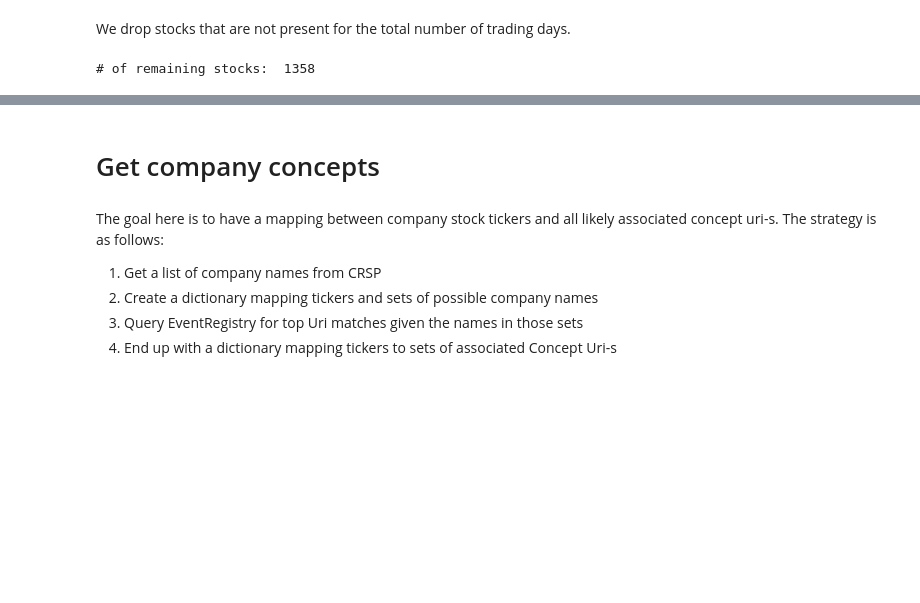
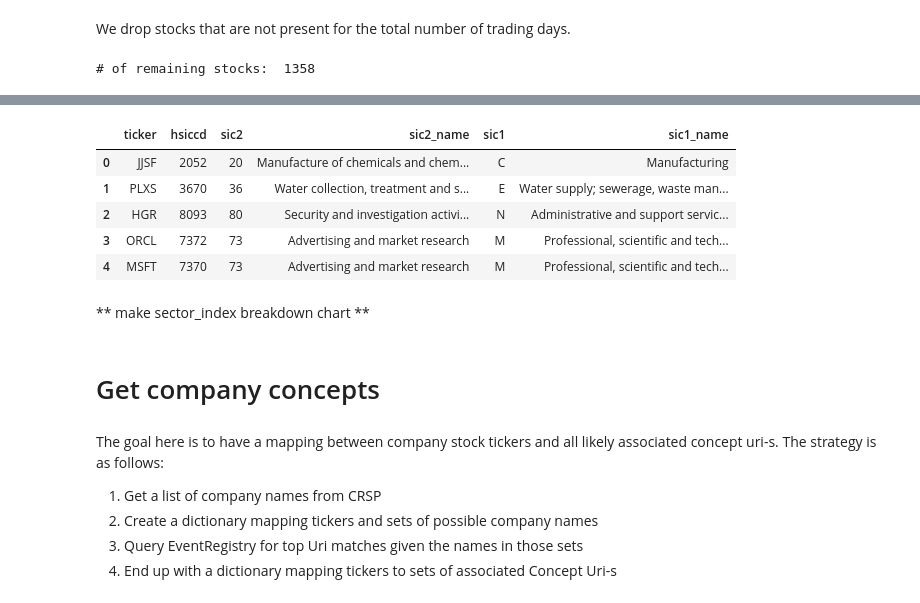
Before and after one commit to nolefp/ec970, a Jupyter notebook: Pilot Test.ipynb, the cells around one changed output, grey strips where cells are left out. Drawn from its saved outputs; the diff is of its cells as text; code cells hidden in the pictures; blank space fills up the shorter version.

```diff
--- a/Pilot Test.ipynb
+++ b/Pilot Test.ipynb
@@ -155,3 +198,14 @@ print "# of remaining stocks: ", financialdf.ticker.nunique()
+# %%
+sic.head()
+# %% [output]
+|  | ticker | hsiccd | sic2 | sic2_name | sic1 | sic1_name |
+| 0 | JJSF | 2052 | 20 | Manufacture of chemicals and chem... | C | Manufacturing |
+| 1 | PLXS | 3670 | 36 | Water collection, treatment and s... | E | Water supply; sewerage, waste man... |
+| 2 | HGR | 8093 | 80 | Security and investigation activi... | N | Administrative and support servic... |
+| 3 | ORCL | 7372 | 73 | Advertising and market research | M | Professional, scientific and tech... |
+| 4 | MSFT | 7370 | 73 | Advertising and market research | M | Professional, scientific and tech... |
+# %% [markdown]
+** make sector_index breakdown chart **
 # %% [markdown]
 # Get company concepts <a id=concepts></a>
 # %% [markdown]
```
Also changed, not shown: parts of 12 cells of this notebook.
